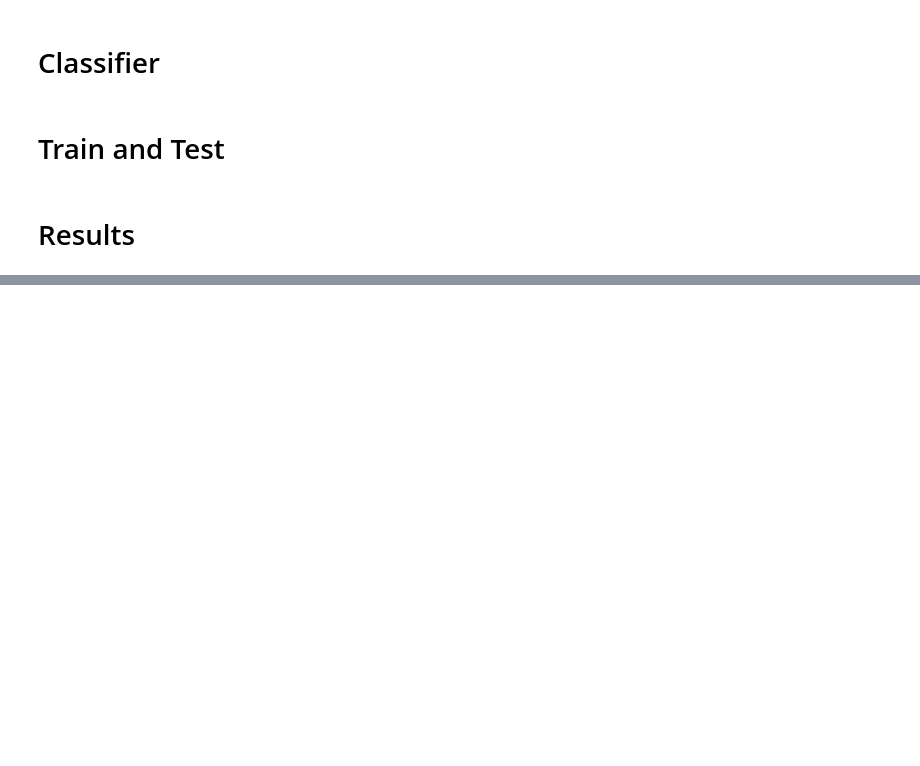
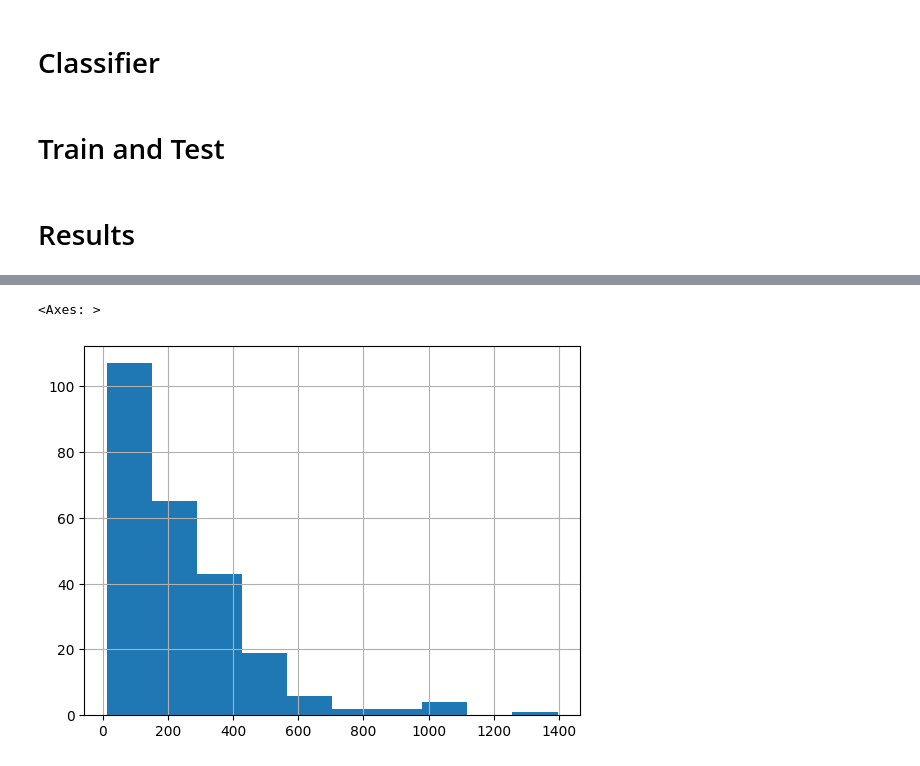
Before and after one commit to MadushanPathirana/msc-research, a Jupyter notebook: adaptive_learning.ipynb, the cells around one changed output, grey strips where cells are left out. Drawn from its saved outputs; the diff is of its cells as text; code cells hidden in the pictures; blank space fills up the shorter version.

```diff
--- a/adaptive_learning.ipynb
+++ b/adaptive_learning.ipynb
@@ -76,9 +84,9 @@ cpu
 # %% [markdown]
 # Configurations
 # %%
-batch_size = 5
+batch_size = 20
 block_size = 10
-train_split = .85
+train_split = .80
 skill_embd_dim = 120
 num_epochs = 10
 num_LSTM_layers = 1
@@ -150,7 +158,8 @@ def train_test_split(df):
     loGraphID = df.loGraphID.unique()[0]
     data= process_dataframe(df,df2,loGraphID)
     np.random.seed(42)
-    data = data.set_index(['user_id', 'loIndex'])
+    #data = data.set_index(['user_id', 'loIndex'])
+    data = data.set_index('user_id')
     idx = np.random.permutation(data.index.unique())
     train_idx, test_idx = idx[:int(train_split * len(idx))], idx[int(train_split * len(idx)):]
     data_train = data.loc[train_idx].reset_index()
@@ -470,0 +470,7 @@ Test -> loss : 0.66489 , accuracy :  58.01% , roc_auc  61.84%
+# %%
+train_data,test_data=train_test_split(df)
+# %%
+train_data.groupby('user_id')['correct'].count().hist()
+# %% [output]
+<Axes: >
+[figure, added]
```
Also changed, not shown: parts of 24 cells of this notebook.
